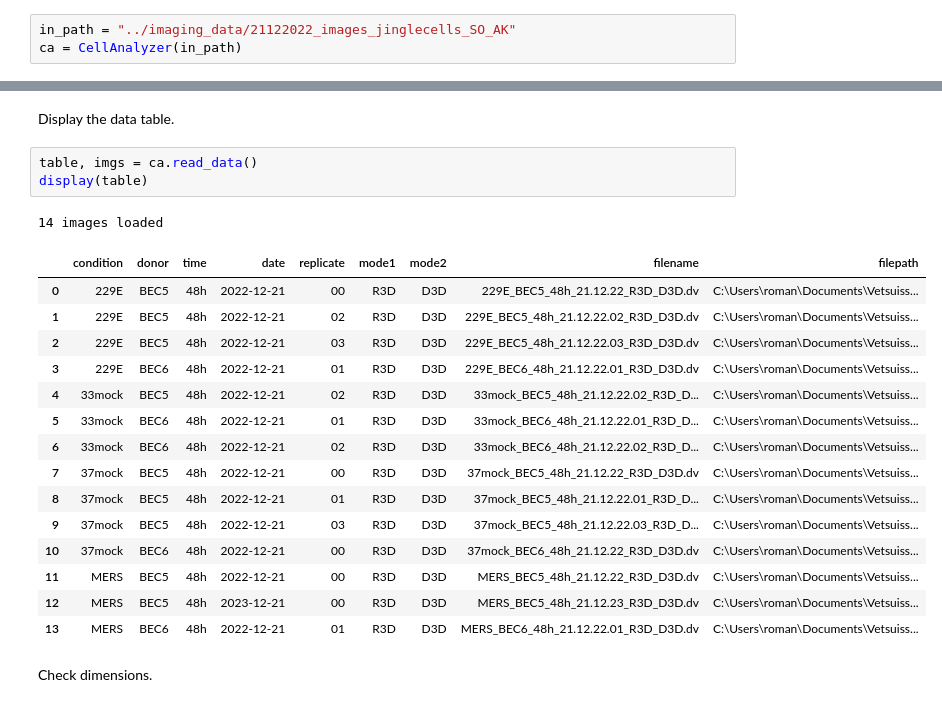
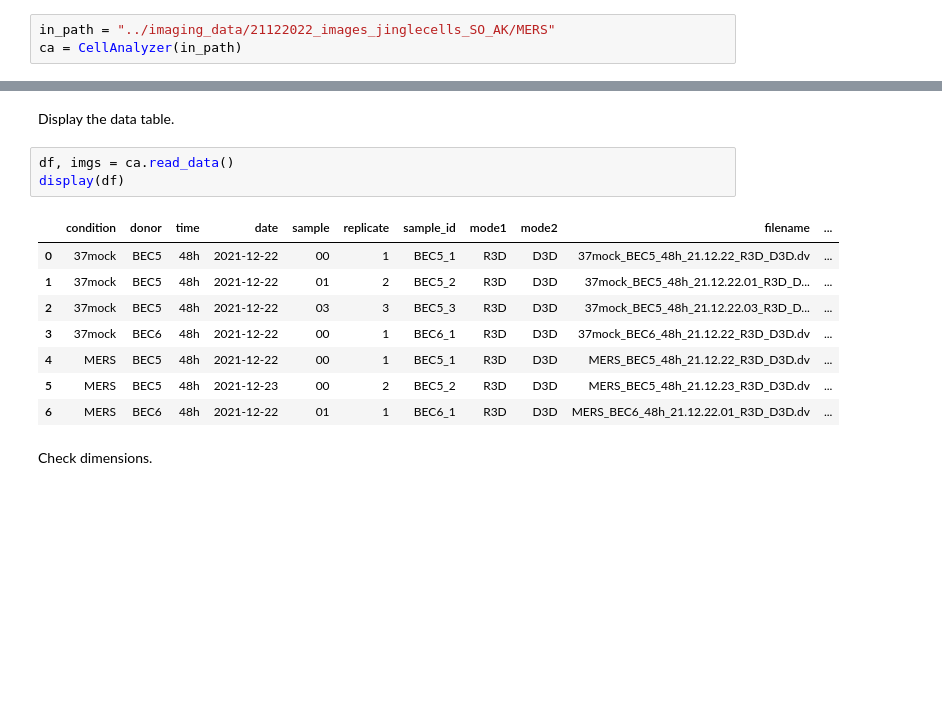
Before and after one commit to quasar1357/ivi-imaging, a Jupyter notebook: vetsuisse25_imaging_tests03.ipynb, the cells around one changed output, grey strips where cells are left out. Cells and saved outputs as stored; diff of their text form; blank space fills up the shorter version.

```diff
--- a/vetsuisse25_imaging_tests03.ipynb
+++ b/vetsuisse25_imaging_tests03.ipynb
@@ -27,32 +26,24 @@ The autoreload extension is already loaded. To reload it, use:
 # %% [markdown]
 Create an object with the path to the data.
 # %%
-in_path = "../imaging_data/21122022_images_jinglecells_SO_AK"
+in_path = "../imaging_data/21122022_images_jinglecells_SO_AK/MERS"
 ca = CellAnalyzer(in_path)
 # %% [output]
 >>> GPU activated? NO
 # %% [markdown]
 Display the data table.
 # %%
-table, imgs = ca.read_data()
-display(table)
+df, imgs = ca.read_data()
+display(df)
 # %% [output]
-14 images loaded
-|  | condition | donor | time | date | replicate | mode1 | mode2 | filename | filepath |
-| 0 | 229E | BEC5 | 48h | 2022-12-21 | 00 | R3D | D3D | 229E_BEC5_48h_21.12.22_R3D_D3D.dv | C:\Users\roman\Documents\Vetsuiss... |
-| 1 | 229E | BEC5 | 48h | 2022-12-21 | 02 | R3D | D3D | 229E_BEC5_48h_21.12.22.02_R3D_D3D.dv | C:\Users\roman\Documents\Vetsuiss... |
-| 2 | 229E | BEC5 | 48h | 2022-12-21 | 03 | R3D | D3D | 229E_BEC5_48h_21.12.22.03_R3D_D3D.dv | C:\Users\roman\Documents\Vetsuiss... |
-| 3 | 229E | BEC6 | 48h | 2022-12-21 | 01 | R3D | D3D | 229E_BEC6_48h_21.12.22.01_R3D_D3D.dv | C:\Users\roman\Documents\Vetsuiss... |
-| 4 | 33mock | BEC5 | 48h | 2022-12-21 | 02 | R3D | D3D | 33mock_BEC5_48h_21.12.22.02_R3D_D... | C:\Users\roman\Documents\Vetsuiss... |
-| 5 | 33mock | BEC6 | 48h | 2022-12-21 | 01 | R3D | D3D | 33mock_BEC6_48h_21.12.22.01_R3D_D... | C:\Users\roman\Documents\Vetsuiss... |
-| 6 | 33mock | BEC6 | 48h | 2022-12-21 | 02 | R3D | D3D | 33mock_BEC6_48h_21.12.22.02_R3D_D... | C:\Users\roman\Documents\Vetsuiss... |
-| 7 | 37mock | BEC5 | 48h | 2022-12-21 | 00 | R3D | D3D | 37mock_BEC5_48h_21.12.22_R3D_D3D.dv | C:\Users\roman\Documents\Vetsuiss... |
-| 8 | 37mock | BEC5 | 48h | 2022-12-21 | 01 | R3D | D3D | 37mock_BEC5_48h_21.12.22.01_R3D_D... | C:\Users\roman\Documents\Vetsuiss... |
-| 9 | 37mock | BEC5 | 48h | 2022-12-21 | 03 | R3D | D3D | 37mock_BEC5_48h_21.12.22.03_R3D_D... | C:\Users\roman\Documents\Vetsuiss... |
-| 10 | 37mock | BEC6 | 48h | 2022-12-21 | 00 | R3D | D3D | 37mock_BEC6_48h_21.12.22_R3D_D3D.dv | C:\Users\roman\Documents\Vetsuiss... |
-| 11 | MERS | BEC5 | 48h | 2022-12-21 | 00 | R3D | D3D | MERS_BEC5_48h_21.12.22_R3D_D3D.dv | C:\Users\roman\Documents\Vetsuiss... |
-| 12 | MERS | BEC5 | 48h | 2023-12-21 | 00 | R3D | D3D | MERS_BEC5_48h_21.12.23_R3D_D3D.dv | C:\Users\roman\Documents\Vetsuiss... |
-| 13 | MERS | BEC6 | 48h | 2022-12-21 | 01 | R3D | D3D | MERS_BEC6_48h_21.12.22.01_R3D_D3D.dv | C:\Users\roman\Documents\Vetsuiss... |
+|  | condition | donor | time | date | sample | replicate | sample_id | mode1 | mode2 | filename | ... |
+| 0 | 37mock | BEC5 | 48h | 2021-12-22 | 00 | 1 | BEC5_1 | R3D | D3D | 37mock_BEC5_48h_21.12.22_R3D_D3D.dv | ... |
+| 1 | 37mock | BEC5 | 48h | 2021-12-22 | 01 | 2 | BEC5_2 | R3D | D3D | 37mock_BEC5_48h_21.12.22.01_R3D_D... | ... |
+| 2 | 37mock | BEC5 | 48h | 2021-12-22 | 03 | 3 | BEC5_3 | R3D | D3D | 37mock_BEC5_48h_21.12.22.03_R3D_D... | ... |
+| 3 | 37mock | BEC6 | 48h | 2021-12-22 | 00 | 1 | BEC6_1 | R3D | D3D | 37mock_BEC6_48h_21.12.22_R3D_D3D.dv | ... |
+| 4 | MERS | BEC5 | 48h | 2021-12-22 | 00 | 1 | BEC5_1 | R3D | D3D | MERS_BEC5_48h_21.12.22_R3D_D3D.dv | ... |
+| 5 | MERS | BEC5 | 48h | 2021-12-23 | 00 | 2 | BEC5_2 | R3D | D3D | MERS_BEC5_48h_21.12.23_R3D_D3D.dv | ... |
+| 6 | MERS | BEC6 | 48h | 2021-12-22 | 01 | 1 | BEC6_1 | R3D | D3D | MERS_BEC6_48h_21.12.22.01_R3D_D3D.dv | ... |
 # %% [markdown]
 Check dimensions.
 # %%
```
Also changed, not shown: parts of 47 cells of this notebook, 5 other files.
